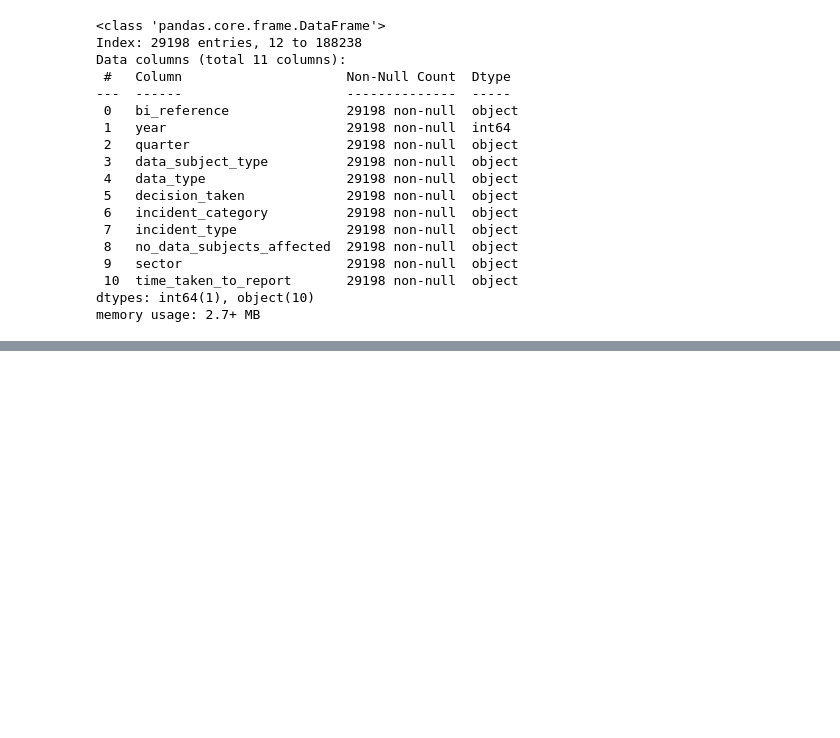
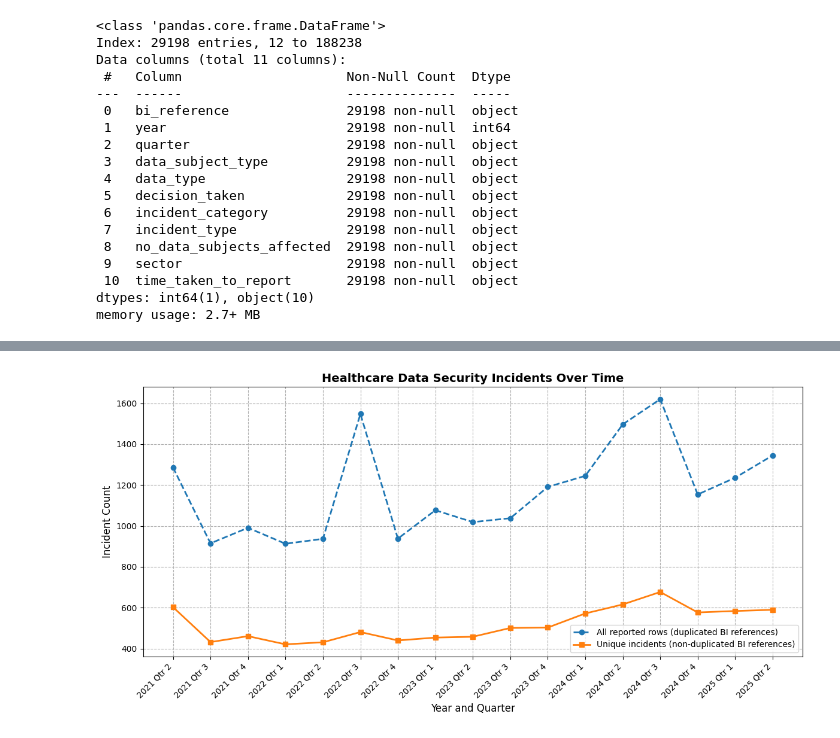
Before and after one commit to maycrowave/healthcare-data-incident-dashboard, a Jupyter notebook: models.ipynb, the cells around one changed output, grey strips where cells are left out. Saved outputs shown, nothing was run; the diff lists cells and outputs as text; code cells hidden in the pictures; blank space fills up the shorter version.

```diff
--- a/models.ipynb
+++ b/models.ipynb
@@ -385,0 +378,38 @@ Year Quarter  Total Rows  Unique Incidents  Duplicates  Duplicate %
+# %%
+# graph visualisation of incidents
+plt.figure(figsize=(12, 6))
+
+plt.plot(
+    incidents_over_time.index,
+    incidents_over_time["total_incidents"],
+    marker='o',
+    label="All reported rows (duplicated BI references)",
+    linestyle="--",
+    linewidth=2,
+    markersize=6
+)
+
+plt.plot(
+    incidents_over_time.index,
+    incidents_over_time["unique_incidents"],
+    marker='s',
+    label="Unique incidents (non-duplicated BI references)",
+    linewidth=2,
+    markersize=6
+)
+
+plt.xticks(
+    ticks=incidents_over_time.index,
+    labels=incidents_over_time["period"],
+    rotation=45, ha='right'
+)
+
+plt.title("Healthcare Data Security Incidents Over Time", fontsize=14, fontweight='bold')
+plt.xlabel("Year and Quarter", fontsize=12)
+plt.ylabel("Incident Count", fontsize=12)
+plt.legend(loc='best', frameon=True)
+plt.grid(True, linestyle='--')
+plt.tight_layout()
+plt.show()
+# %% [output]
+[figure, added]
```
Also changed, not shown: parts of 11 cells of this notebook, 1 other file.
